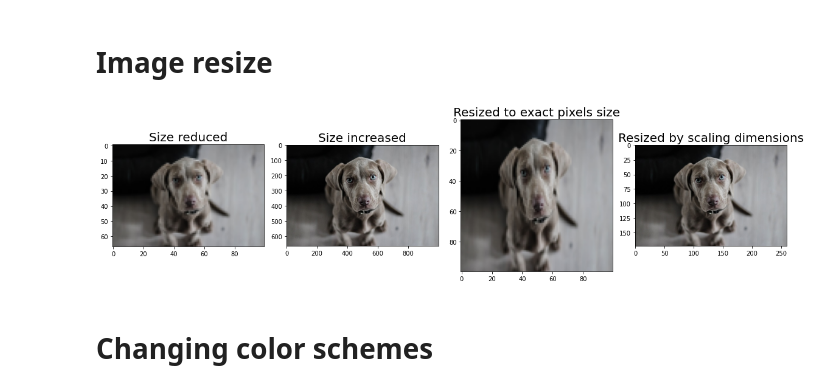
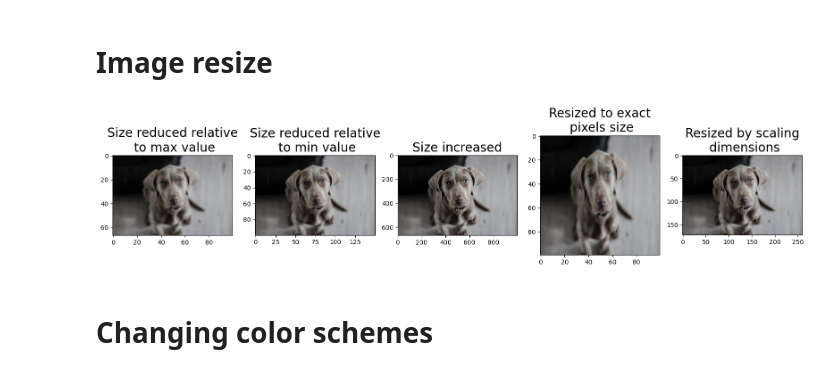
Before and after one commit to grafiszti/itb, a Jupyter notebook: notebooks/Examples basics.ipynb, the cells around one changed output. Cells and saved outputs as stored; diff of their text form; code cells hidden in the pictures.

Commit message:
added resizing relative to min and max values, added normalization of images to 0.0-1.0 values

```diff
--- a/notebooks/Examples basics.ipynb
+++ b/notebooks/Examples basics.ipynb
@@ -64,15 +64,23 @@ File test_image.png file successfully removed.
 # %%
 draw(
     [
         resize(read(TEST_IMG_1), 100),
+        resize(read(TEST_IMG_1), 100, "min"),
         resize(read(TEST_IMG_1), 1000),
         resize(read(TEST_IMG_1), (100, 100)),
         resize(read(TEST_IMG_1), (0.5, 0.5)),
     ],
-    ["Size reduced", "Size increased", "Resized to exact pixels size", "Resized by scaling dimensions"]
+    [
+        "Size reduced relative\n to max value",
+        "Size reduced relative\n to min value",
+        "Size increased",
+        "Resized to exact\n pixels size",
+        "Resized by scaling\n dimensions"
+    ],
+    columns_number=5
 )
 # %% [output]
-[figure, old version]
+[figure, new version]
 # %% [markdown]
 # Changing color schemes
 # %%
```
Also changed, not shown: 2 other files.
